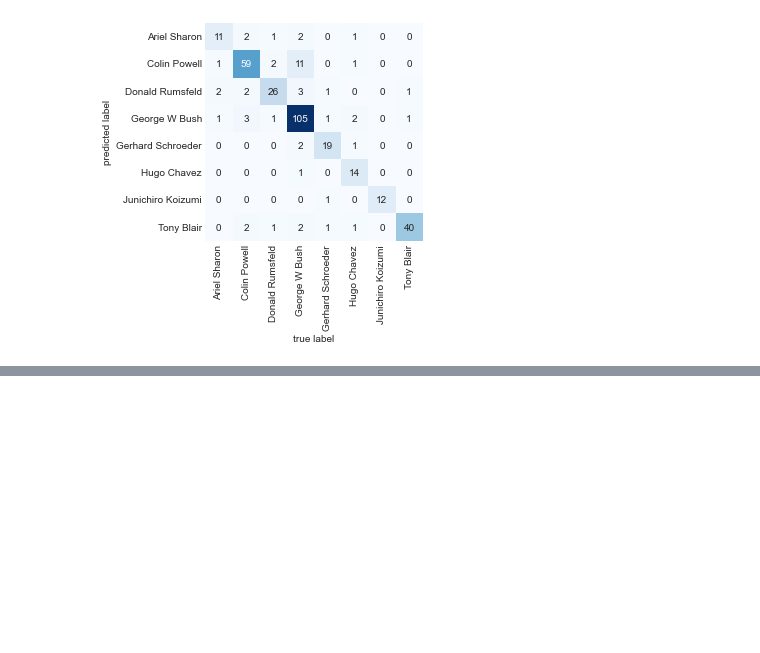
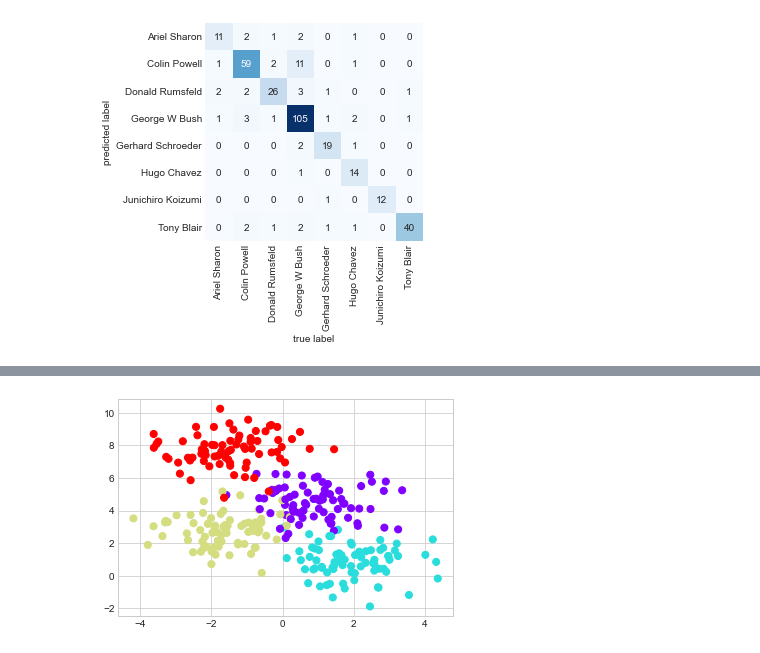
Before and after one commit to Oluwajobs/python_data_science, a Jupyter notebook: ML_Note.ipynb, the cells around one changed output, grey strips where cells are left out. Saved outputs shown, nothing was run; the diff lists cells and outputs as text; code cells hidden in the pictures; blank space fills up the shorter version.

Commit message:
Added random forest

```diff
--- a/ML_Note.ipynb
+++ b/ML_Note.ipynb
@@ -1935,0 +1944,6 @@ plt.ylabel('predicted label');
+# %%
+# standard imports
+import numpy as np
+import pandas as pd
+import matplotlib.pyplot as plt
+plt.style.use('seaborn-whitegrid')
@@ -1935,0 +1959,12 @@ plt.ylabel('predicted label');
+# %%
+# importing a 2d data
+from sklearn.datasets import make_blobs
+
+# get data
+X, y = make_blobs(n_samples=300, centers=4,
+                 random_state=0, cluster_std=1.0)  # creates a two-dimensional data, which has one of four class labels
+
+# plot the data
+plt.scatter(X[:, 0], X[:, 1], c=y, s=50, cmap='rainbow');
+# %% [output]
+[figure, added]
```
Also changed, not shown: parts of 15 cells of this notebook, 2 other files.
